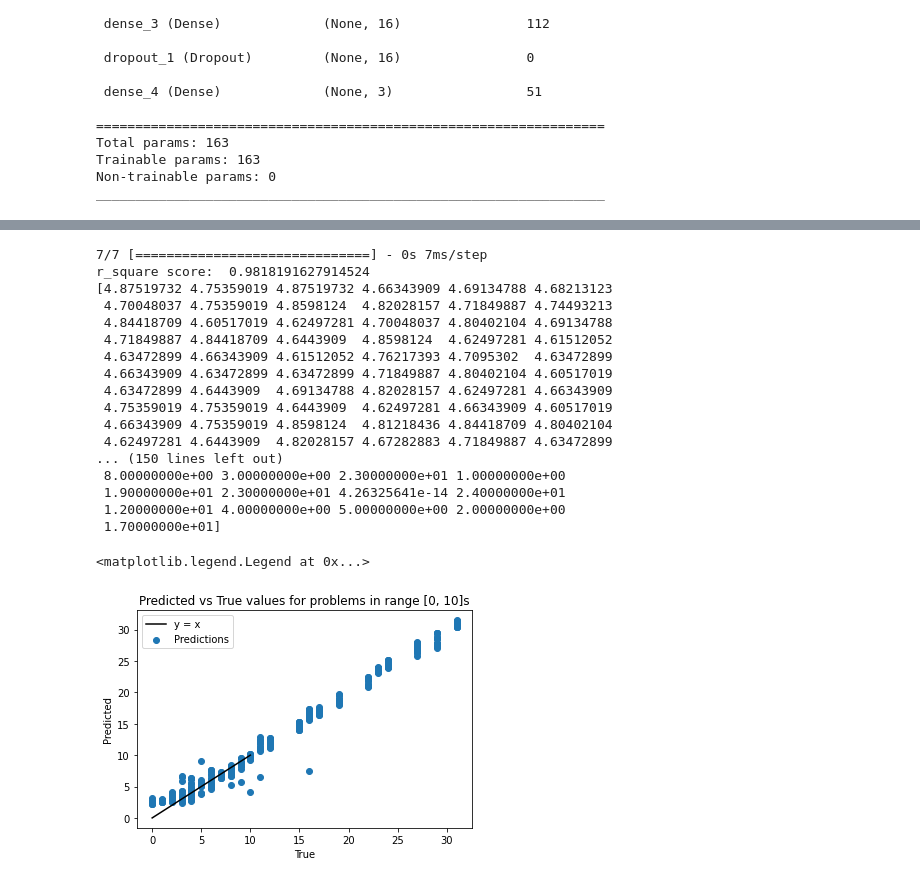
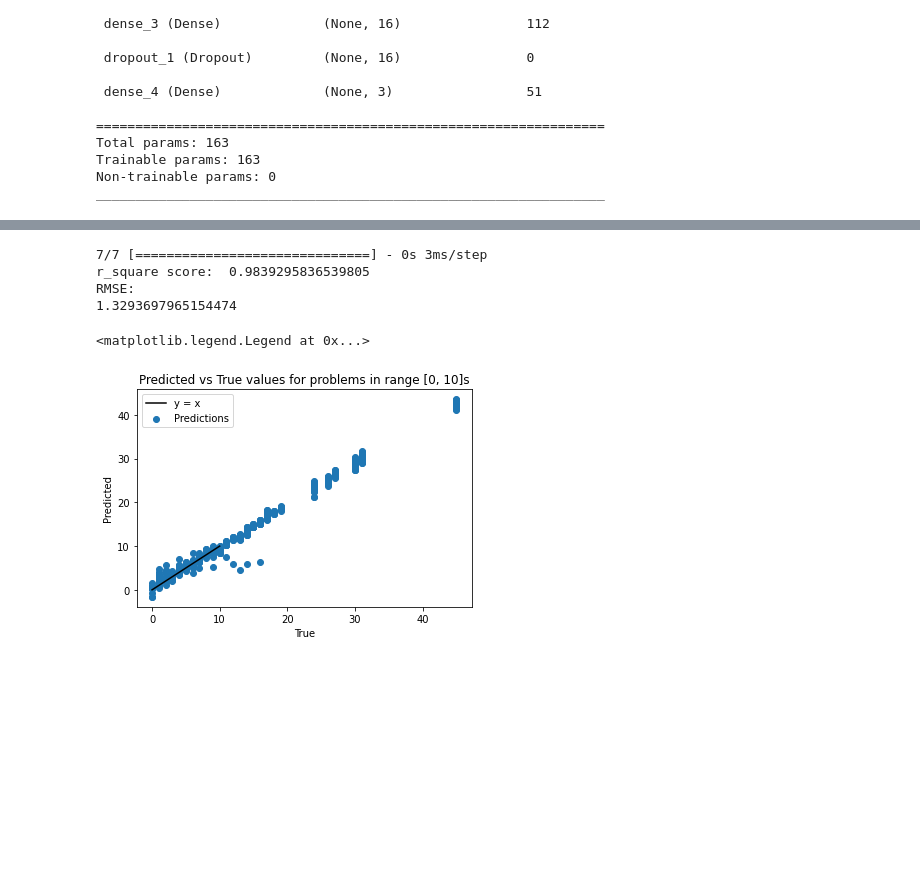
Before and after one commit to harel-coffee/pouw-auto, a Jupyter notebook: NEWNEW_MIXED.ipynb, the cells around one changed output, grey strips where cells are left out. Drawn from its saved outputs; the diff is of its cells as text; code cells hidden in the pictures; blank space fills up the shorter version.

```diff
--- a/NEWNEW_MIXED.ipynb
+++ b/NEWNEW_MIXED.ipynb
@@ -838,52 +838,39 @@ Epoch 300/300
 # %%
 from sklearn.metrics import r2_score
 prediction = estimator.predict(X_test)
 #y_test = sc2.inverse_transform(y_test.reshape(-1,1))
 yy = np.array(y_test)
 #yy = np.power(yy, 10)/10
 #prediction = sc2.inverse_transform(prediction.reshape(-1,1))
 predd = np.array(prediction)
 #predd = np.power(predd, 10)/10
-print("r_square score: ", r2_score(yy, predd))
-print(yy)
+#print(yy)
 yy = np.exp(yy) - 100
 predd = np.exp(predd) - 100
+print("r_square score: ", r2_score(yy, predd))
+
 
 from sklearn.metrics import mean_squared_error
 from math import sqrt
 
 print("RMSE:")
-print(yy)
-sqrt(mean_squared_error(yy, predd))
+print(sqrt(mean_squared_error(yy, predd)))
 
 x = np.linspace(0, 10, 100)
 y = x
 plt.title('Predicted vs True values for problems in range [0, 10]s')
 plt.xlabel('True')
 plt.ylabel('Predicted')
 plt.plot(x,y, color = 'black')
 plt.scatter(yy, predd)
 plt.legend(['y = x', 'Predictions'])
 # %% [output]
-7/7 [==============================] - 0s 7ms/step
-r_square score:  0.9818191627914524
-[4.87519732 4.75359019 4.87519732 4.66343909 4.69134788 4.68213123
- 4.70048037 4.75359019 4.8598124  4.82028157 4.71849887 4.74493213
- 4.84418709 4.60517019 4.62497281 4.70048037 4.80402104 4.69134788
- 4.71849887 4.84418709 4.6443909  4.8598124  4.62497281 4.61512052
- 4.63472899 4.66343909 4.61512052 4.76217393 4.7095302  4.63472899
- 4.66343909 4.63472899 4.63472899 4.71849887 4.80402104 4.60517019
- 4.63472899 4.6443909  4.69134788 4.82028157 4.62497281 4.66343909
- 4.75359019 4.75359019 4.6443909  4.62497281 4.66343909 4.60517019
- 4.66343909 4.75359019 4.8598124  4.81218436 4.84418709 4.80402104
- 4.62497281 4.6443909  4.82028157 4.67282883 4.71849887 4.63472899
-... (150 lines left out)
- 8.00000000e+00 3.00000000e+00 2.30000000e+01 1.00000000e+00
- 1.90000000e+01 2.30000000e+01 4.26325641e-14 2.40000000e+01
- 1.20000000e+01 4.00000000e+00 5.00000000e+00 2.00000000e+00
- 1.70000000e+01]
+7/7 [==============================] - 0s 3ms/step
+r_square score:  0.9839295836539805
+RMSE:
+1.3293697965154474
 <matplotlib.legend.Legend at 0x...>
-[figure, old version]
+[figure, new version]
 # %%
 yy_temp = []
 predd_temp = []
```
Also changed, not shown: parts of 25 cells of this notebook.
